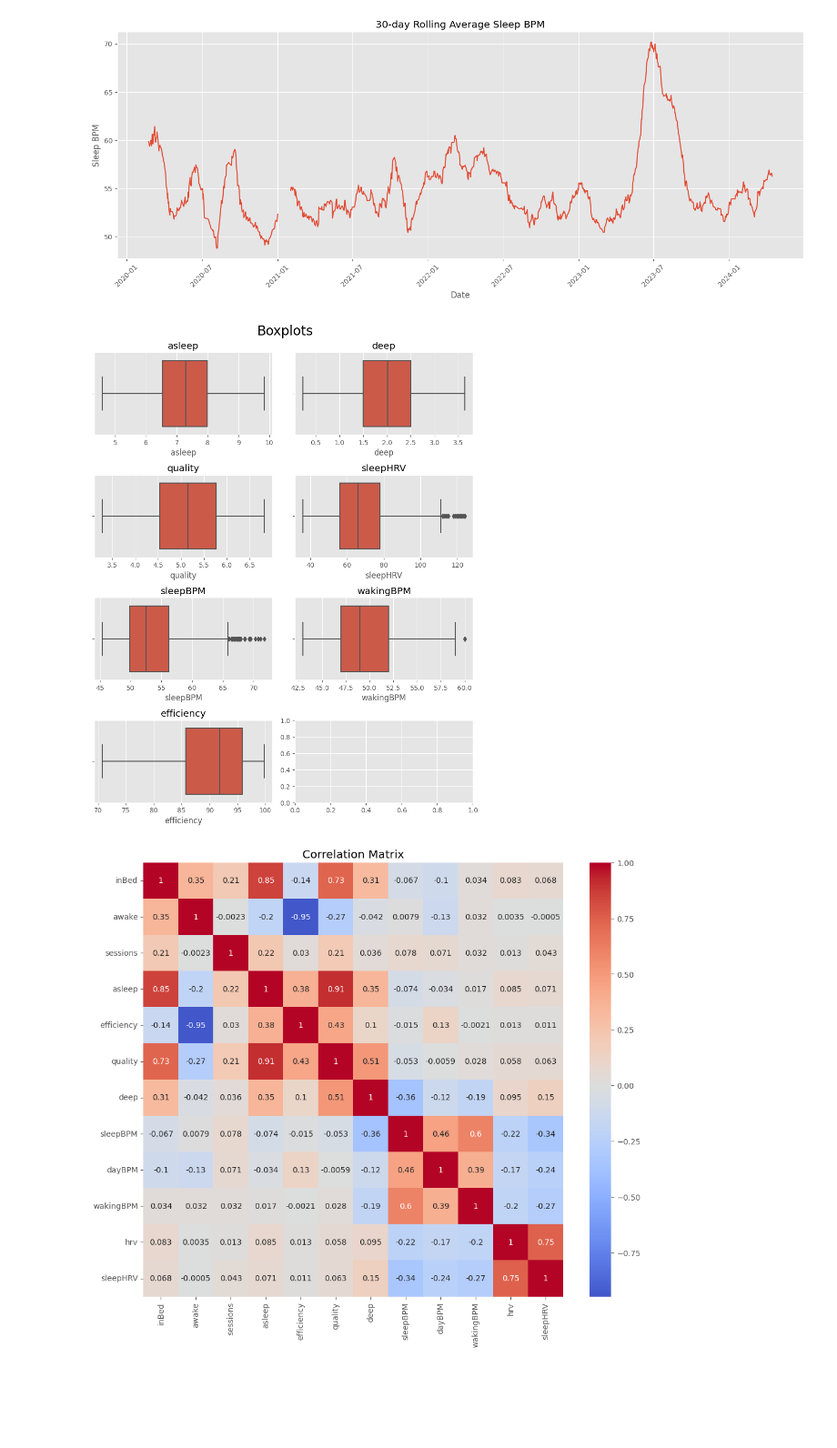
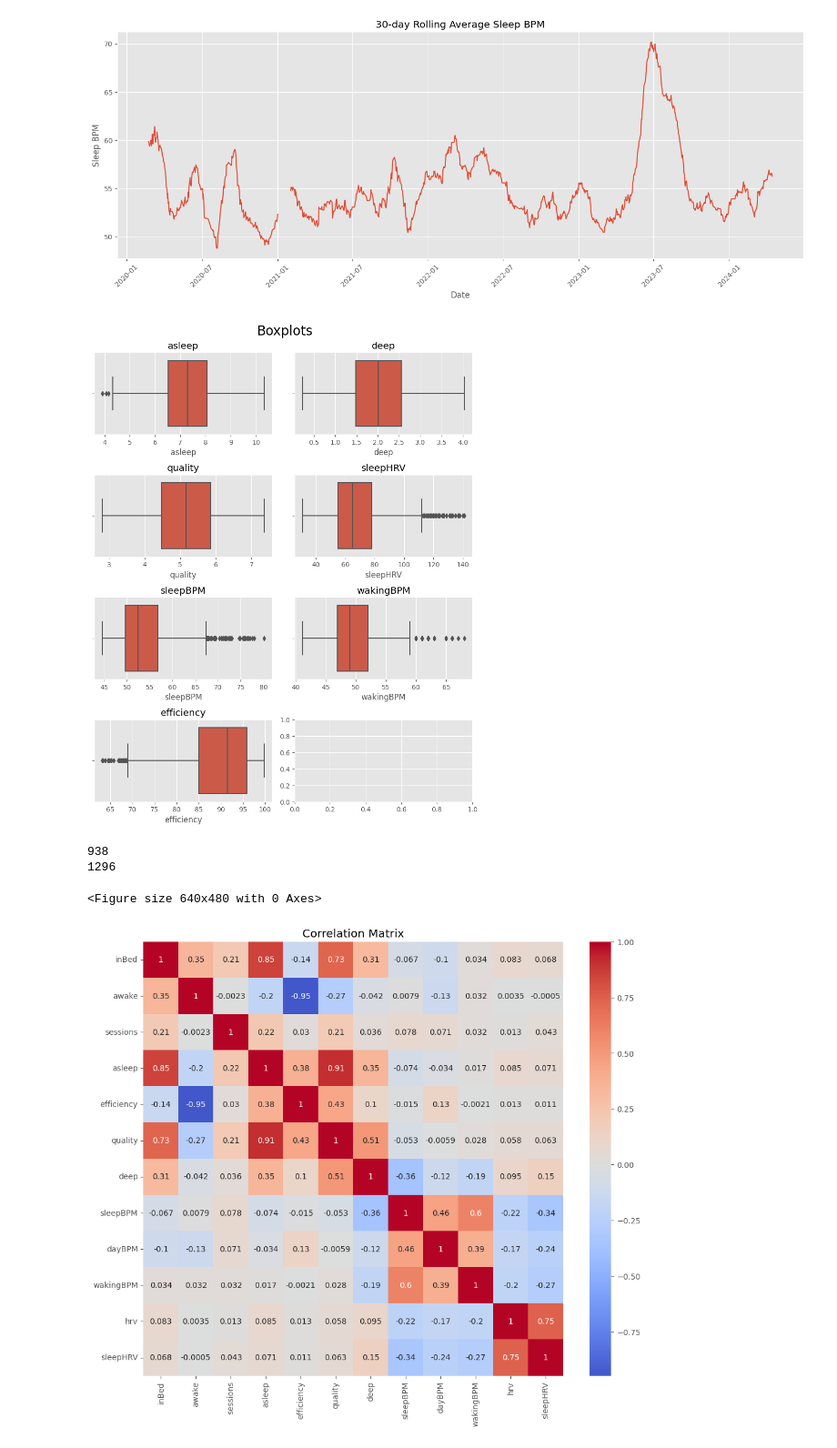
Before and after one commit to palmerac/sleep, a Jupyter notebook: sleep.ipynb, the cells around one changed output. Shown: that part at 91% size. Saved outputs shown, nothing was run; the diff lists cells and outputs as text; code cells hidden in the pictures; blank space fills up the shorter version.

```diff
--- a/sleep.ipynb
+++ b/sleep.ipynb
@@ -144,19 +144,26 @@ plt.show()
 # %%
 # Remove top and bottom 3 outlier rows for each column
 df_box = df[['asleep', 'deep', 'quality', 'sleepHRV', 'sleepBPM', 'wakingBPM', 'efficiency']]
 for col in df_box.columns:
-    df_box = df_box[(df_box[col] > df_box[col].quantile(0.025)) & (df_box[col] < df_box[col].quantile(0.975))]
+    df_box = df_box[(df_box[col] > df_box[col].quantile(0.01)) & (df_box[col] < df_box[col].quantile(0.99))]
 
 # Boxplots
 fig, axes = plt.subplots(nrows=4, ncols=2, figsize=(8.5, 11))
 plt.suptitle('Boxplots', size=20)
 for i, col in enumerate(df_box.columns):
     sns.boxplot(x=col, data=df_box, ax=axes[i//2, i%2])
     axes[i//2, i%2].set_title(f'{col}')
 plt.tight_layout()
 plt.show()
+
+plt.savefig('boxplots.jpg', dpi=400)
+print(len(df_box))
+print(len(df))
 # %% [output]
-[figure, old version]
+[figure, new version]
+938
+1296
+<Figure size 640x480 with 0 Axes>
 # %%
 correlation_matrix = round(df[[col for col in df.columns if 'Roll' not in col and '/' not in col]].corr(),4)
 plt.figure(figsize=(12, 10))
```
Also changed, not shown: parts of 12 cells of this notebook, 1 other file.
